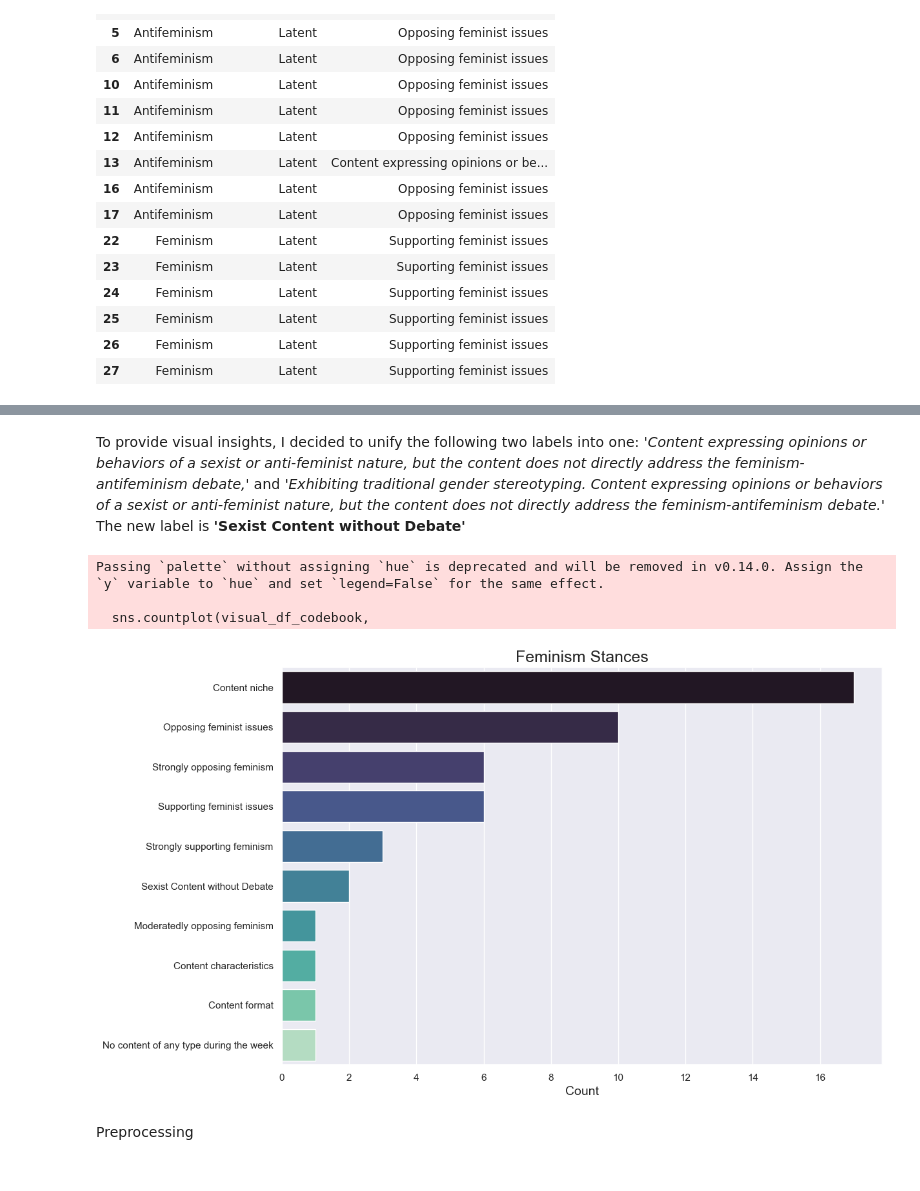
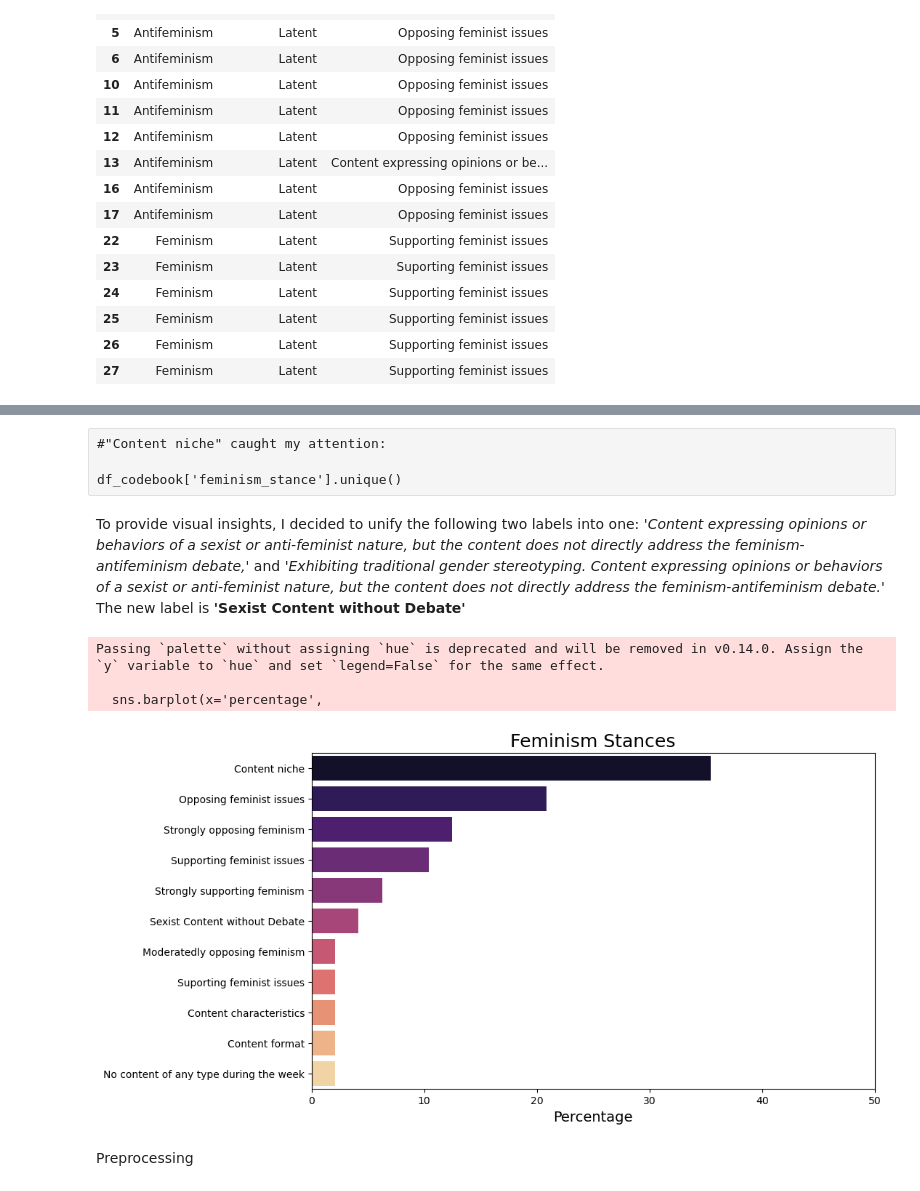
Before and after one commit to celefigs/EDA_Feminism_Influencers_Spain, a Jupyter notebook: Codebook_dataset.ipynb, the cells around one changed output, grey strips where cells are left out. Drawn from its saved outputs; the diff is of its cells as text; code cells hidden in the pictures.

```diff
--- a/Codebook_dataset.ipynb
+++ b/Codebook_dataset.ipynb
@@ -140,3 +131,7 @@ array(['Strongly opposing feminism', 'Moderatedly opposing feminism',
+# %% [raw]
+#"Content niche" caught my attention:
+
+df_codebook['feminism_stance'].unique()
 # %% [markdown]
 To provide visual insights, I decided to unify the following two labels into one: *'Content expressing opinions or behaviors of a sexist or anti-feminist nature, but the content does not directly address the feminism-antifeminism debate,'* and *'Exhibiting traditional gender stereotyping. Content expressing opinions or behaviors of a sexist or anti-feminist nature, but the content does not directly address the feminism-antifeminism debate.'*  The new label is **'Sexist Content without Debate'**
 # %%
@@ -150,27 +145,30 @@ visual_df_codebook['feminism_stance'] = visual_df_codebook['feminism_stance'].re
     'Exhibiting traditional gender stereotyping. Content expressing opinions or behaviors of a sexist or anti feminist nature, but the content does not directly address the feminism-antifeminism debate.':
     'Sexist Content without Debate'
 })
-# %%
-import seaborn as sns
-
-plt.figure(figsize=(12, 8))
-sns.set_theme(style="darkgrid")
-
-sns.countplot(visual_df_codebook,
-              y="feminism_stance",
-              order = visual_df_codebook['feminism_stance'].value_counts().index,
-              palette='mako',
-              )
-
-plt.title("Feminism Stances", fontsize=18)
-plt.xlabel("Count", fontsize=14)
-plt.ylabel("")
-plt.show()
-# %% [output]
-Passing `palette` without assigning `hue` is deprecated and will be removed in v0.14.0. Assign the `y` variable to `hue` and set `legend=False` for the same effect.
-
-  sns.countplot(visual_df_codebook,
-[figure, removed]
+# %%
+# Porcentajes
+feminism_stance_counts = visual_df_codebook['feminism_stance'].value_counts(normalize=True) * 100
+feminism_stance_counts = feminism_stance_counts.reset_index()
+feminism_stance_counts.columns = ['feminism_stance', 'percentage']
+
+plt.figure(figsize=(10, 6))
+sns.barplot(x='percentage',
+            y='feminism_stance',
+            data=feminism_stance_counts,
+            palette='magma')
+
+# Añadir títulos y etiquetas
+plt.title("Feminism Stances" , fontsize=18)
+plt.xlabel("Percentage", fontsize=14)
+plt.ylabel("")
+plt.xlim(0, 50)
+
+plt.show()
+# %% [output]
+Passing `palette` without assigning `hue` is deprecated and will be removed in v0.14.0. Assign the `y` variable to `hue` and set `legend=False` for the same effect.
+
+  sns.barplot(x='percentage',
+[figure, added]
 # %% [markdown]
 Preprocessing
 # %%
```
Also changed, not shown: parts of 25 cells of this notebook, 1 other file.
